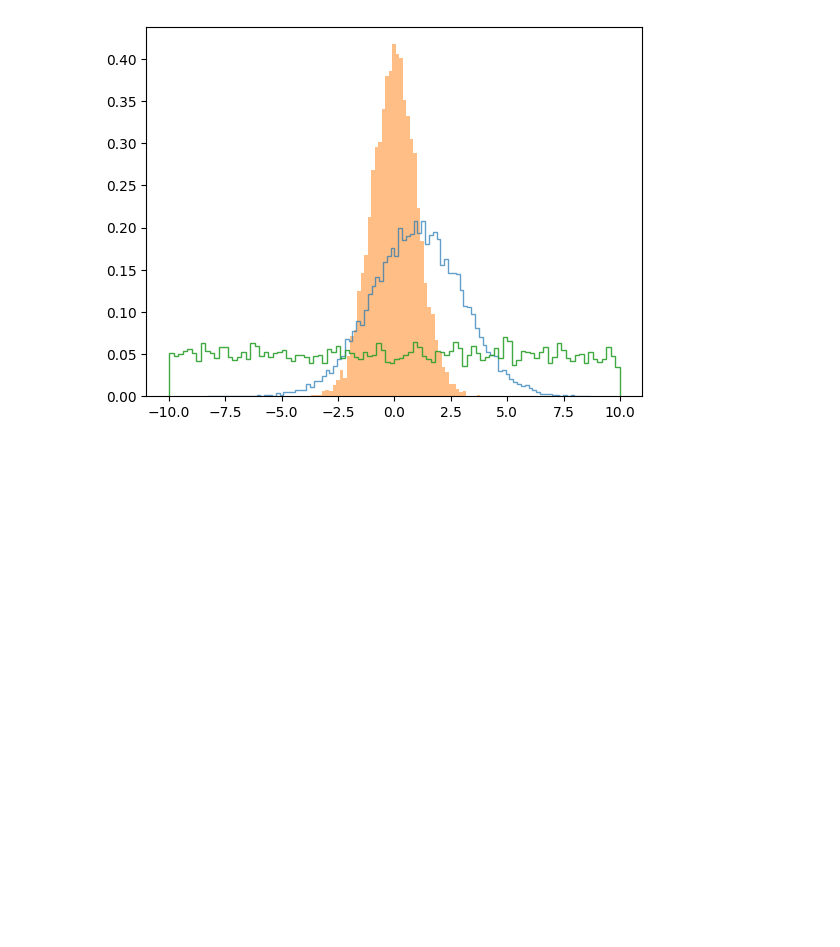
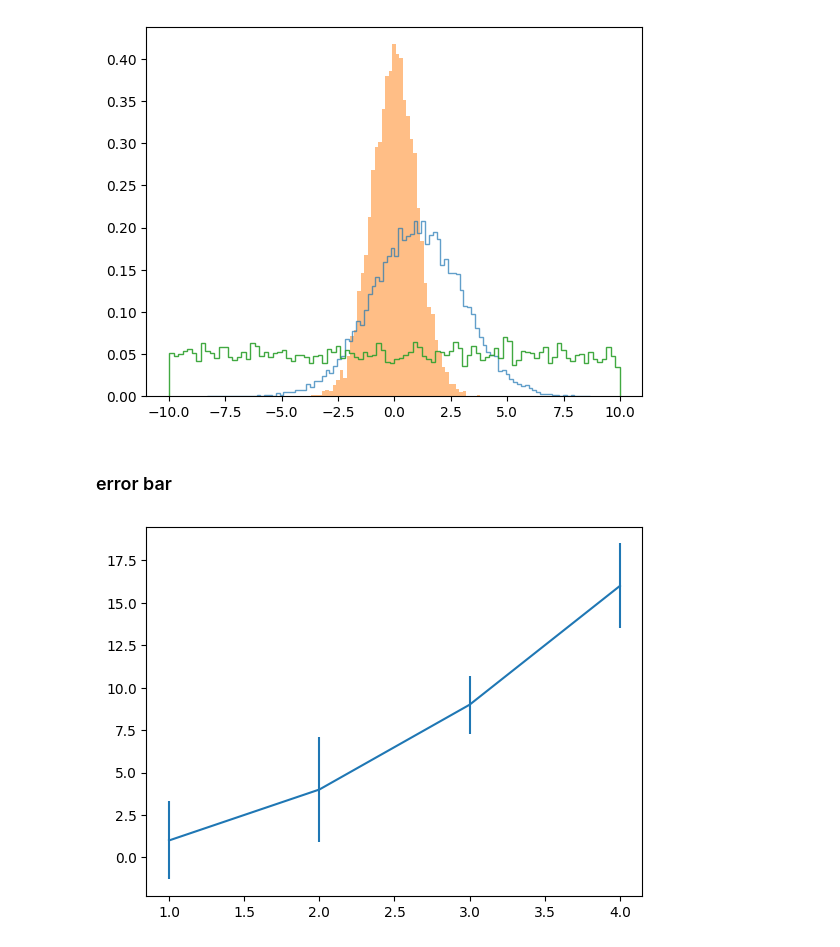
Before and after one commit to knachinen/ai_beginner, a Jupyter notebook: python/matplotlib.ipynb, the cells around one changed output. Cells and saved outputs as stored; diff of their text form; code cells hidden in the pictures; blank space fills up the shorter version.

Commit message:
modified: error bar, pie chart

```diff
--- a/python/matplotlib.ipynb
+++ b/python/matplotlib.ipynb
@@ -768,3 +768,14 @@ plt.hist(c, bins=100, density=True, alpha=0.9, histtype='step')
 plt.show()
 # %% [output]
 [figure]
+# %% [markdown]
+### error bar
+# %%
+x = [1, 2, 3, 4]
+y = [1, 4, 9, 16]
+yerr = [2.3, 3.1, 1.7, 2.5]
+
+plt.errorbar(x, y, yerr=yerr)
+plt.show()
+# %% [output]
+[figure, added]
```
Also changed, not shown: parts of 9 cells of this notebook.
